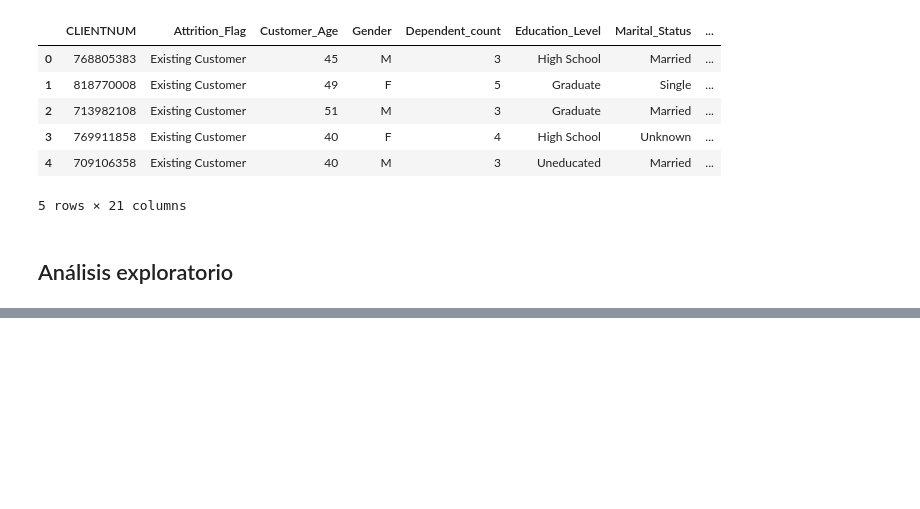
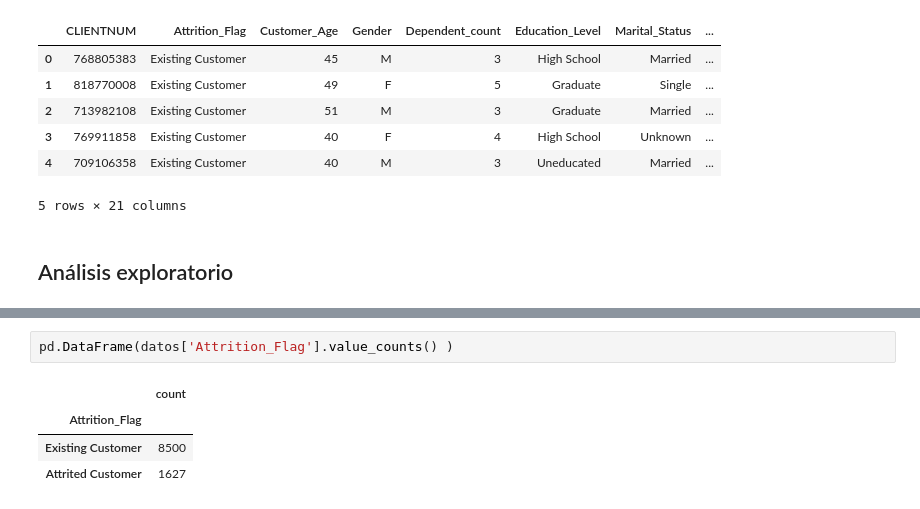
Before and after one commit to spulidov91/DSA_churn, a Jupyter notebook: Churn Project.ipynb, the cells around one changed output, grey strips where cells are left out. Saved outputs shown, nothing was run; the diff lists cells and outputs as text; blank space fills up the shorter version.

```diff
--- a/Churn Project.ipynb
+++ b/Churn Project.ipynb
@@ -48,0 +96,7 @@ None
+# %%
+pd.DataFrame(datos['Attrition_Flag'].value_counts() )
+# %% [output]
+|  | count |
+| Attrition_Flag |  |
+| Existing Customer | 8500 |
+| Attrited Customer | 1627 |
```
Also changed, not shown: parts of 2 cells of this notebook.
